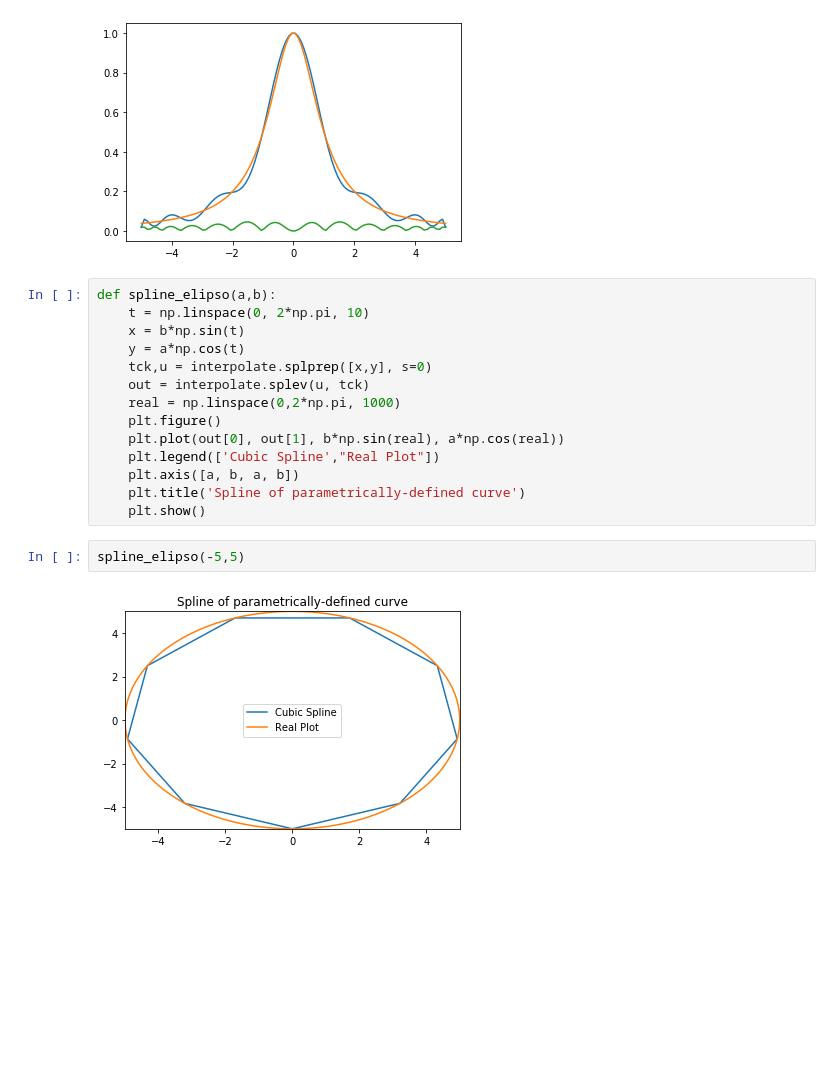
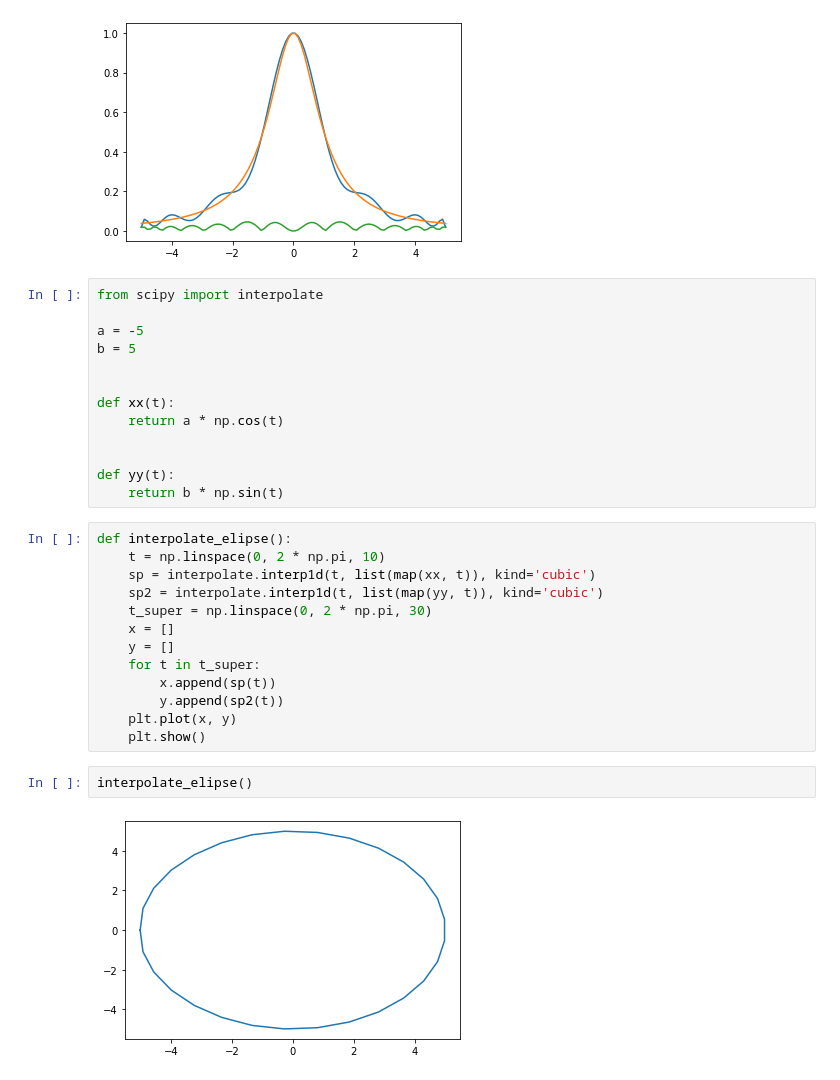
Before and after one commit to surjak/MOwNiT, a Jupyter notebook: lab1/Lab2.ipynb, the cells around one changed output. Cells and saved outputs as stored; diff of their text form; blank space fills up the shorter version.

```diff
--- a/lab1/Lab2.ipynb
+++ b/lab1/Lab2.ipynb
@@ -93,21 +93,33 @@ def czebyszew(n, a, b):
 czebyszew(15, -5, 5)
 # %% [output]
 [figure]
-# %%
-def spline_elipso(a,b):
-    t = np.linspace(0, 2*np.pi, 10)
-    x = b*np.sin(t)
-    y = a*np.cos(t)
-    tck,u = interpolate.splprep([x,y], s=0)
-    out = interpolate.splev(u, tck)
-    real = np.linspace(0,2*np.pi, 1000)
-    plt.figure()
-    plt.plot(out[0], out[1], b*np.sin(real), a*np.cos(real))
-    plt.legend(['Cubic Spline',"Real Plot"])
-    plt.axis([a, b, a, b])
-    plt.title('Spline of parametrically-defined curve')
-    plt.show()
-# %%
-spline_elipso(-5,5)
-# %% [output]
-[figure, removed]
+# %%
+from scipy import interpolate
+
+a = -5
+b = 5
+
+
+def xx(t):
+    return a * np.cos(t)
+
+
+def yy(t):
+    return b * np.sin(t)
+# %%
+def interpolate_elipse():
+    t = np.linspace(0, 2 * np.pi, 10)
+    sp = interpolate.interp1d(t, list(map(xx, t)), kind='cubic')
+    sp2 = interpolate.interp1d(t, list(map(yy, t)), kind='cubic')
+    t_super = np.linspace(0, 2 * np.pi, 30)
+    x = []
+    y = []
+    for t in t_super:
+        x.append(sp(t))
+        y.append(sp2(t))
+    plt.plot(x, y)
+    plt.show()
+# %%
+interpolate_elipse()
+# %% [output]
+[figure, added]
```
